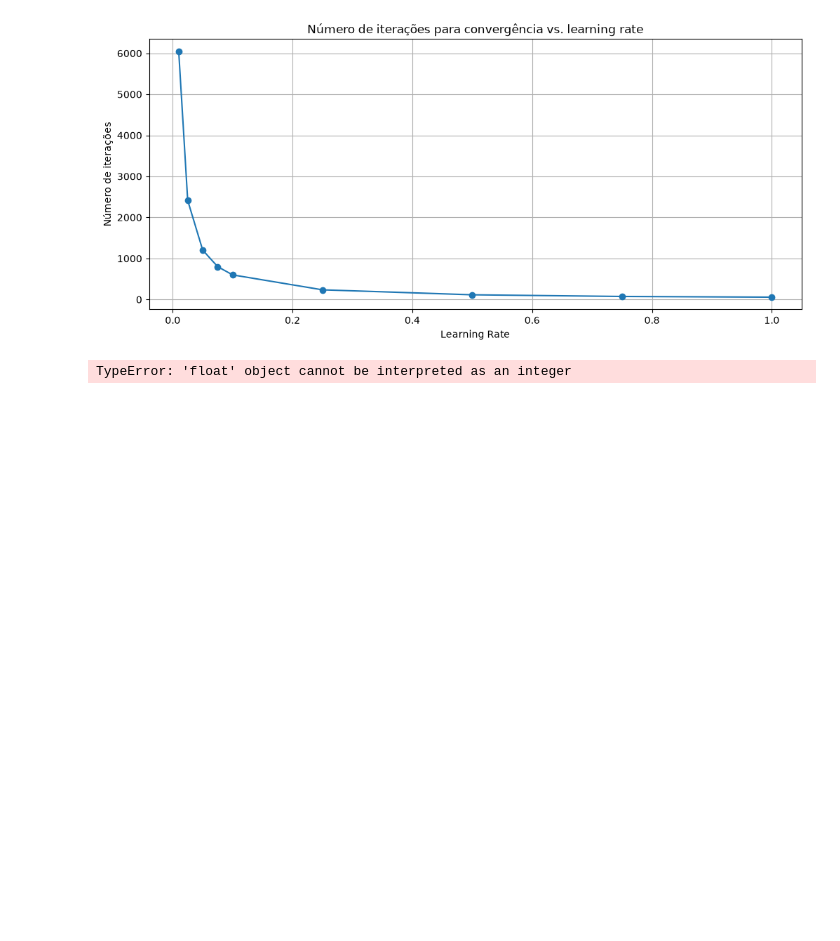
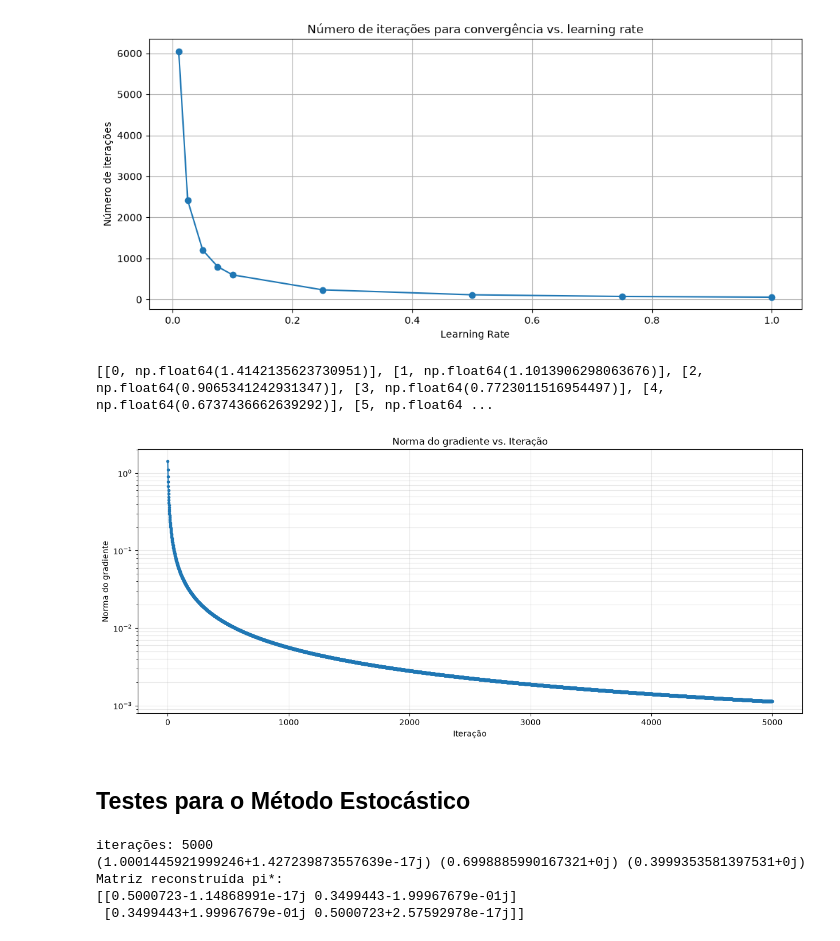
Before and after one commit to davivad013/Quantum-Tomography, a Jupyter notebook: entropy.ipynb, the cells around one changed output. Cells and saved outputs as stored; diff of their text form; code cells hidden in the pictures; blank space fills up the shorter version.

Commit message:
criando um novo arquivo para separar as funções dos testes e observando a convergência com as iterações

```diff
--- a/entropy.ipynb
+++ b/entropy.ipynb
@@ -101,12 +50,12 @@ pilr = []
 pilrit = []
 
 for epsilon in epsilon_values:
-    result = reconstruct_pi(H, Q, q, epsilon, lr=0.01, max_iters=100000, tol=1e-6)
+    result = er.reconstruct_pi(H, Q, q, epsilon, lr=0.01, max_iters=100000, tol=1e-6)
     pieps.append(result[0])
     piepsit.append(result[2])
 
 for lr in lr_values:
-    result = reconstruct_pi(H, Q, q, epsilon=1.0, lr=lr, max_iters=100000, tol=1e-6)
+    result = er.reconstruct_pi(H, Q, q, epsilon=1.0, lr=lr, max_iters=100000, tol=1e-6)
     pilr.append(result[0])
     pilrit.append(result[2])
 # %%
@@ -164,3 +78,35 @@ def reconstruct_spi(H, Q_list, q, epsilon, max_iters, lr=0.01, tol=1e-6):
+# %%
+"""
+Definimos um estado conhecido e utilizamos-no
+para determinar as medidas q. Em seguida, usamos
+o gradient descento com a regularização entrópica
+para reconstruir o estado. Faremos isso para
+conseguirmoss verificar a convergência do método
+a partir de um gráfico que mostra o módulo do gradiente
+do problema em função do número de iterações.
+"""
+
+unk_state = qt.QuantState([2.0 / np.sqrt(5.0), 1.0 / np.sqrt(5.0)])
+obs = [np.eye(2), qt.pauli_string_to_matrix("X"), qt.pauli_string_to_matrix("Y"), qt.pauli_string_to_matrix("Z")]
+qs = qt.measure_observables(unk_state, obs)
+
+conv_data = er.reconstruct_pi(H, obs, qs, epsilon, lr=0.25, max_iters=5000, tol=1e-6)[4]
+print(conv_data)
+data = np.array(conv_data)
+its, gnorms = data[:, 0], data[:, 1]
+
+plt.figure(figsize=(15, 6))
+plt.semilogy(its, gnorms, marker='o', markersize=3)
+plt.title("Norma do gradiente vs. Iteração")
+plt.xlabel("Iteração")
+plt.ylabel("Norma do gradiente")
+plt.grid(True, which="both", alpha=0.3)
+plt.show()
+# %% [output]
+[[0, np.float64(1.4142135623730951)], [1, np.float64(1.1013906298063676)], [2, np.float64(0.9065341242931347)], [3, np.float64(0.7723011516954497)], [4, np.float64(0.6737436662639292)], [5, np.float64 ...
+[figure, added]
+# %% [markdown]
+## Testes para o Método Estocástico
 # %%
 # Teste básico
 Q = [np.eye(2), qt.pauli_string_to_matrix("X"), qt.pauli_string_to_matrix("Y")]
@@ -168,11 +114,16 @@ q = [1, 0.7, 0.4]
 H = 0
 epsilon = 1
 
-pistar = reconstruct_spi(H, Q, q, epsilon, max_iters=5000, lr=0.01, tol=1e-6)[0]
+pistar, u_opt, n_it, us = er.reconstruct_spi(H, Q, q, epsilon, max_iters=5000, lr=0.01, tol=1e-6, k=2)
+print("iterações:", n_it)
 print(np.trace(pistar), np.trace(pistar @ Q[1]), np.trace(pistar @ Q[2]))
 print("Matriz reconstruída pi*:")
 print(pistar)
 # %% [output]
-TypeError: 'float' object cannot be interpreted as an integer
+iterações: 5000
+(1.0001445921999246+1.427239873557639e-17j) (0.6998885990167321+0j) (0.3999353581397531+0j)
+Matriz reconstruída pi*:
+[[0.5000723-1.14868991e-17j 0.3499443-1.99967679e-01j]
+ [0.3499443+1.99967679e-01j 0.5000723+2.57592978e-17j]]
 # %%
 # Teste variando epsilon e learning rate
```
Also changed, not shown: parts of 6 cells of this notebook, 1 other file.
